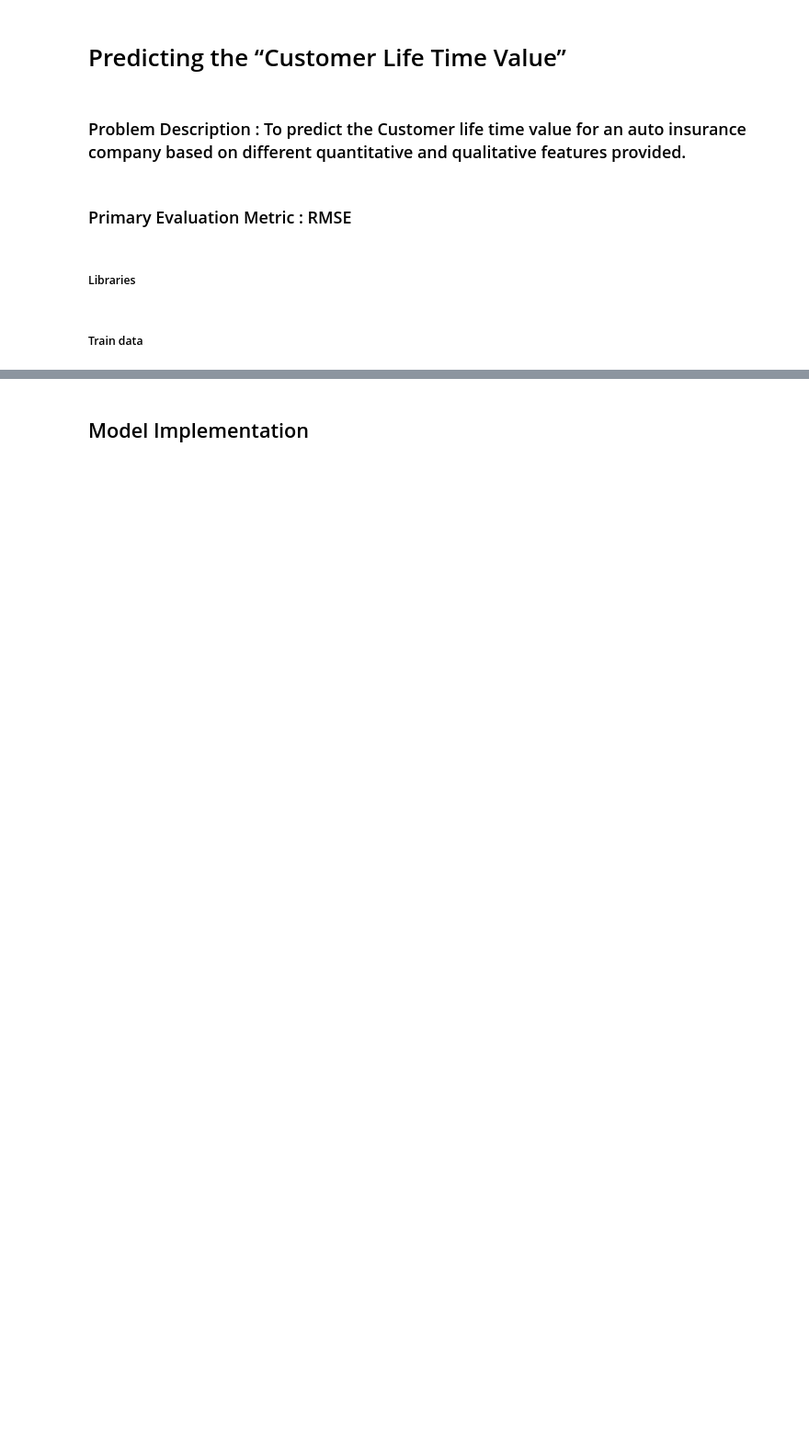
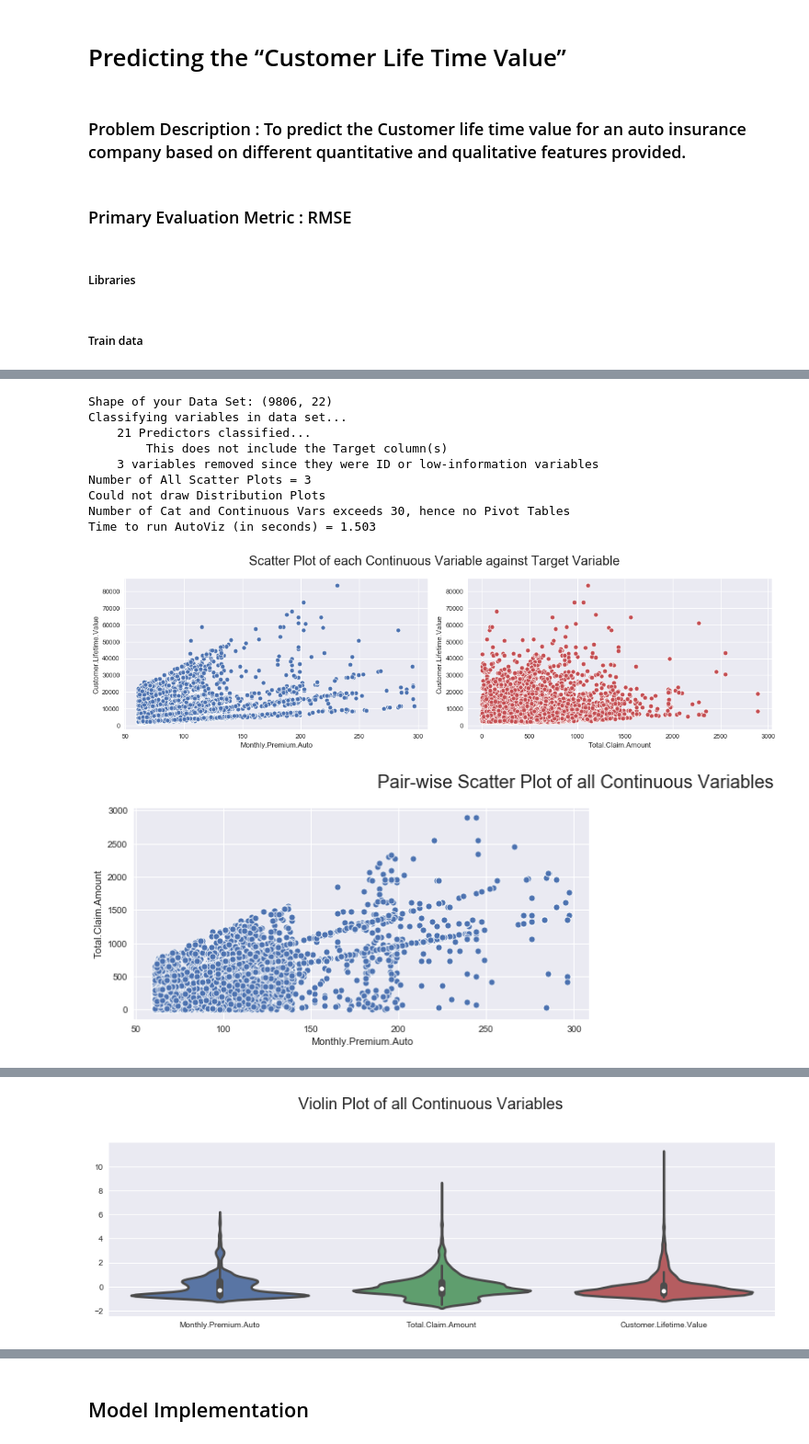
Before and after one commit to manishboyina/mith, a Jupyter notebook: Mith 3398.ipynb, the cells around one changed output, grey strips where cells are left out. Shown at 92% size. Saved outputs shown, nothing was run; the diff lists cells and outputs as text; code cells hidden in the pictures; blank space fills up the shorter version.

```diff
--- a/Mith 3398.ipynb
+++ b/Mith 3398.ipynb
@@ -26,0 +32,3 @@ FileNotFoundError: [Errno 2] File b'./train-1574429526318.csv' does not exist: b
+# %%
+from autoviz.AutoViz_Class import AutoViz_Class
+AV= AutoViz_Class()
@@ -26,0 +43,14 @@ FileNotFoundError: [Errno 2] File b'./train-1574429526318.csv' does not exist: b
+# %%
+vis= AV.AutoViz(filename='',sep=",",depVar='Customer.Lifetime.Value',dfte=data_train)
+# %% [output]
+Shape of your Data Set: (9806, 22)
+Classifying variables in data set...
+    21 Predictors classified...
+        This does not include the Target column(s)
+    3 variables removed since they were ID or low-information variables
+Number of All Scatter Plots = 3
+Could not draw Distribution Plots
+Number of Cat and Continuous Vars exceeds 30, hence no Pivot Tables
+Time to run AutoViz (in seconds) = 1.503
+[figure, added]
+[figure, added]
@@ -26,0 +58 @@ FileNotFoundError: [Errno 2] File b'./train-1574429526318.csv' does not exist: b
+[figure, added]
```
Also changed, not shown: parts of 46 cells of this notebook.
